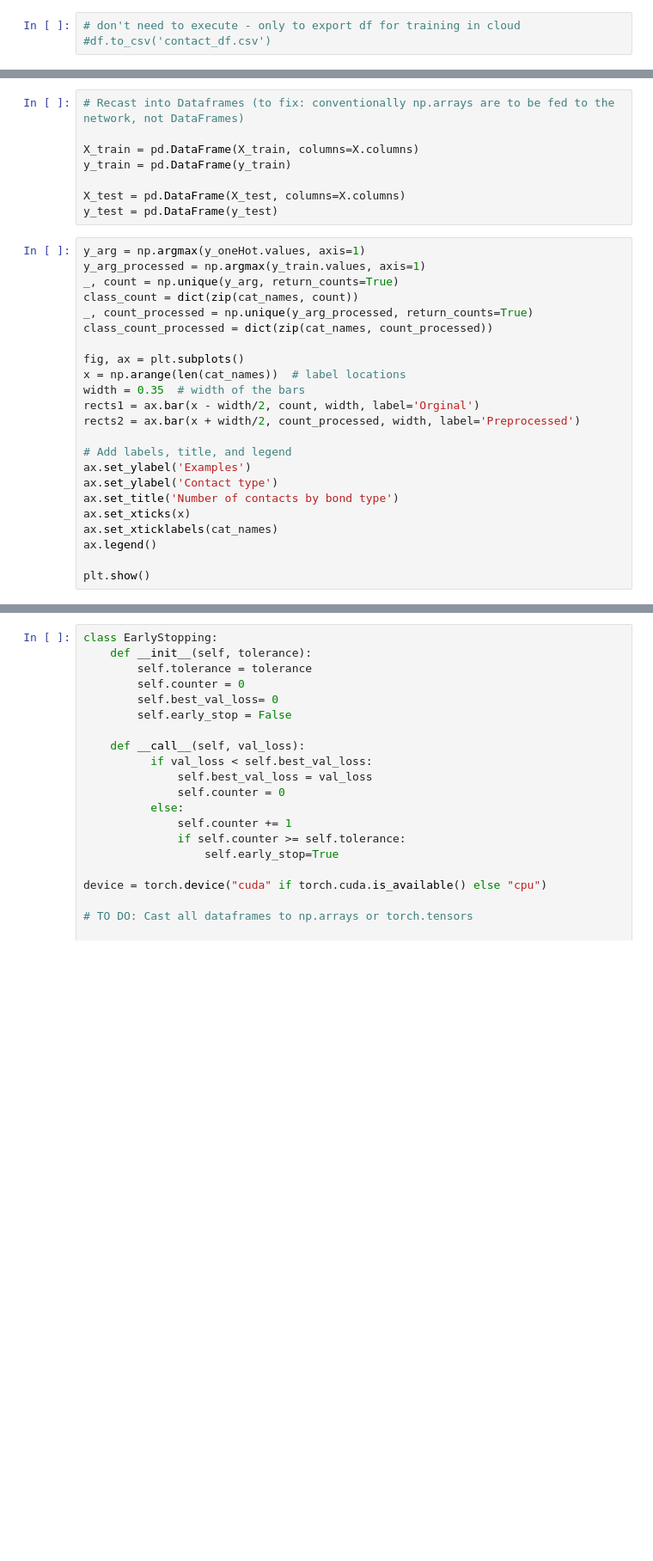
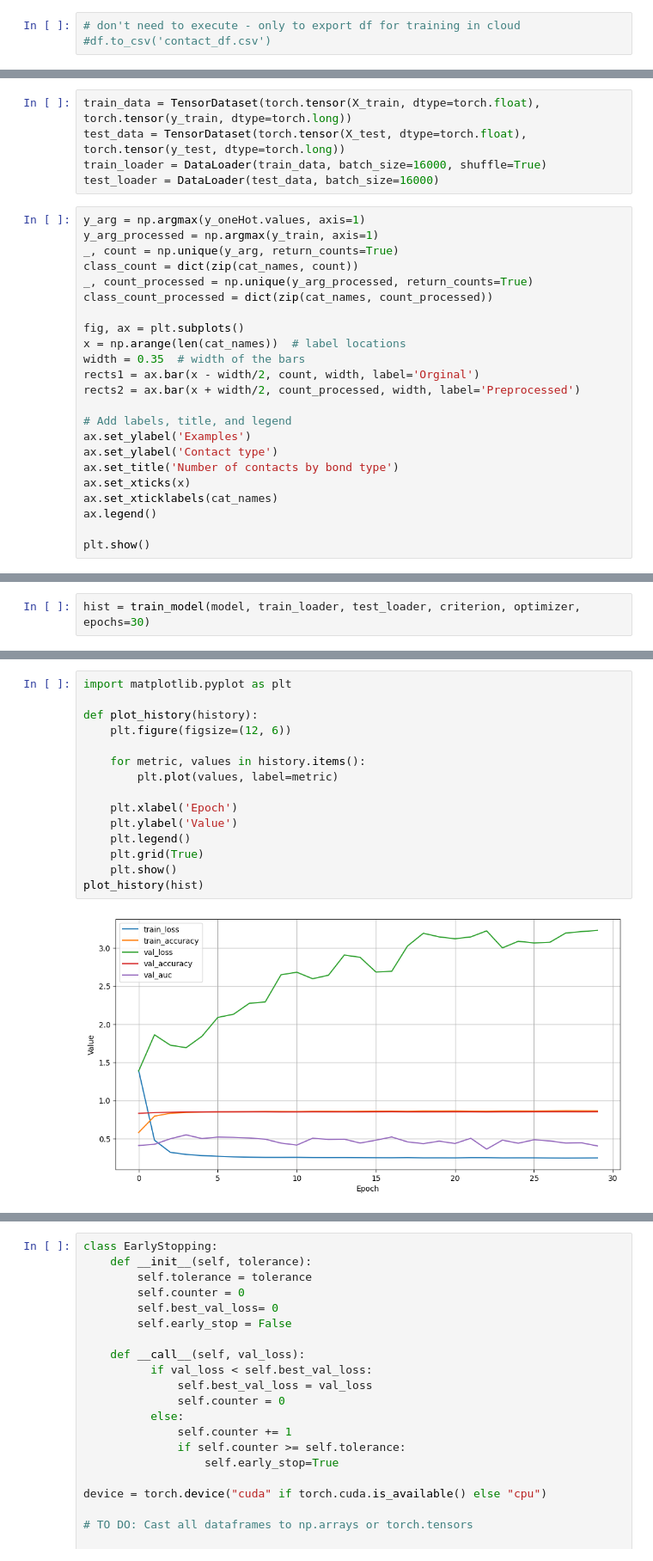
Before and after one commit to TannerAGraves/StructBioInfo, a Jupyter notebook: contacts_classification_scratch.ipynb, the cells around one changed output, grey strips where cells are left out. Shown at 86% size. Cells and saved outputs as stored; diff of their text form; blank space fills up the shorter version.

Commit message:
dataloader, cleaned up, metrics issues

```diff
--- a/contacts_classification_scratch.ipynb
+++ b/contacts_classification_scratch.ipynb
@@ -148,17 +139,14 @@ X_train, y_train = oversample.fit_resample(X_train, y_train)
 # %% [output]
 Undersampling data...
 Oversampling data...
-# %%
-# Recast into Dataframes (to fix: conventionally np.arrays are to be fed to the network, not DataFrames)
-
-X_train = pd.DataFrame(X_train, columns=X.columns)
-y_train = pd.DataFrame(y_train)
-
-X_test = pd.DataFrame(X_test, columns=X.columns)
-y_test = pd.DataFrame(y_test)
+# %%
+train_data = TensorDataset(torch.tensor(X_train, dtype=torch.float), torch.tensor(y_train, dtype=torch.long))
+test_data = TensorDataset(torch.tensor(X_test, dtype=torch.float), torch.tensor(y_test, dtype=torch.long))
+train_loader = DataLoader(train_data, batch_size=16000, shuffle=True)
+test_loader = DataLoader(test_data, batch_size=16000)
 # %%
 y_arg = np.argmax(y_oneHot.values, axis=1)
-y_arg_processed = np.argmax(y_train.values, axis=1)
+y_arg_processed = np.argmax(y_train, axis=1)
 _, count = np.unique(y_arg, return_counts=True)
 class_count = dict(zip(cat_names, count))
 _, count_processed = np.unique(y_arg_processed, return_counts=True)
@@ -249,0 +354,2 @@ Non-trainable params: 0
+# %%
+hist = train_model(model, train_loader, test_loader, criterion, optimizer, epochs=30)
@@ -249,0 +374,17 @@ Non-trainable params: 0
+# %%
+import matplotlib.pyplot as plt
+
+def plot_history(history):
+    plt.figure(figsize=(12, 6))
+
+    for metric, values in history.items():
+        plt.plot(values, label=metric)
+
+    plt.xlabel('Epoch')
+    plt.ylabel('Value')
+    plt.legend()
+    plt.grid(True)
+    plt.show()
+plot_history(hist)
+# %% [output]
+[figure, added]
```
Also changed, not shown: parts of 19 cells of this notebook.
